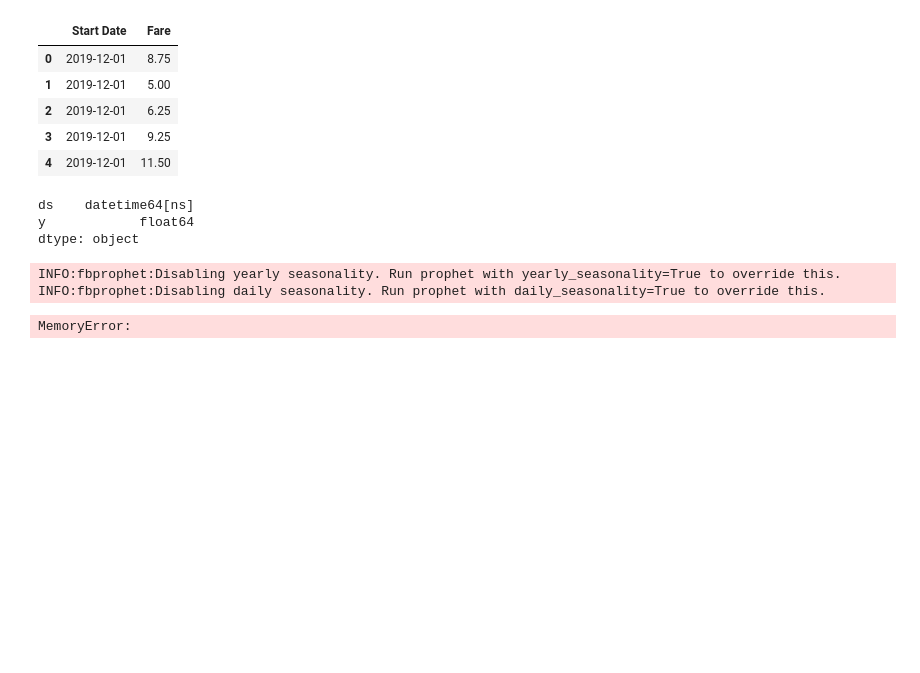
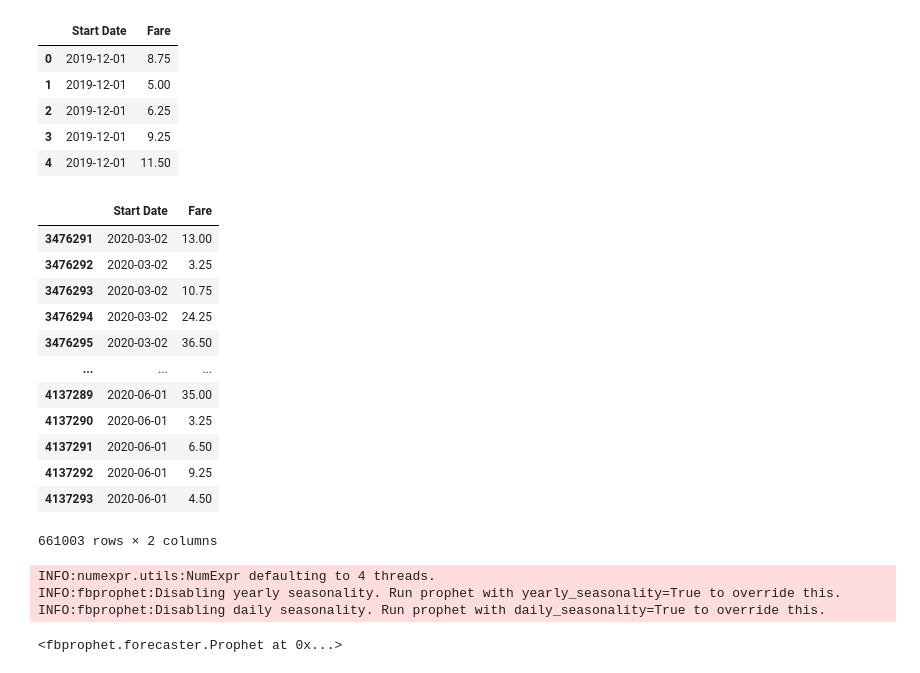
Before and after one commit to OleksiyAnokhin/UChicago-COVID-Hackathon, a Jupyter notebook: UChicago COVID-19 Hackathon.ipynb, the cells around one changed output. Drawn from its saved outputs; the diff is of its cells as text; code cells hidden in the pictures; blank space fills up the shorter version.

Commit message:
Updated Prophet

```diff
--- a/UChicago COVID-19 Hackathon.ipynb
+++ b/UChicago COVID-19 Hackathon.ipynb
@@ -37,6 +37,6 @@ print(path)
 C:/Users/oleks/Documents/Projects/UChicago-COVID-Hackathon/Taxi_Trips_Dec2019-Present.csv
 # %%
 # Read csv for December 2019 - June 2020
-taxi_2020 = pd.read_csv(path, encoding = 'ISO-8859-1')
+taxi_2020 = pd.read_csv(path, encoding = 'ISO-8859-1', low_memory = False)
 taxi_2020.head()
 # %% [output]
@@ -1183,11 +1182,27 @@ fares_data.head()
 | 2 | 2019-12-01 | 6.25 |
 | 3 | 2019-12-01 | 9.25 |
 | 4 | 2019-12-01 | 11.50 |
+# %%
+# Create dataset for March-June only
+fares_data_covid = fares_data[(fares_data['Start Date'] > '2020-03-01') & (fares_data['Start Date'] <= '2020-06-15')]
+# %%
+# We have only 661003 rows
+fares_data_covid
+# %% [output]
+|  | Start Date | Fare |
+| 3476291 | 2020-03-02 | 13.00 |
+| 3476292 | 2020-03-02 | 3.25 |
+| 3476293 | 2020-03-02 | 10.75 |
+| 3476294 | 2020-03-02 | 24.25 |
+| 3476295 | 2020-03-02 | 36.50 |
+| ... | ... | ... |
+| 4137289 | 2020-06-01 | 35.00 |
+| 4137290 | 2020-06-01 | 3.25 |
+| 4137291 | 2020-06-01 | 6.50 |
+| 4137292 | 2020-06-01 | 9.25 |
+| 4137293 | 2020-06-01 | 4.50 |
+661003 rows × 2 columns
 # %%
-fares_data = fares_data.rename(columns = {'Start Date': 'ds', 'Fare': 'y'})
-test.head()
-test.dtypes
+fares_data_covid = fares_data_covid.rename(columns = {'Start Date': 'ds', 'Fare': 'y'})
+# fares_data_covid.head()
+# fares_data_covid.dtypes
-# %% [output]
-ds    datetime64[ns]
-y            float64
-dtype: object
@@ -1196,6 +1208,0 @@ m = Prophet()
-# %%
-m.fit(fares_data)
-# %% [output]
-INFO:fbprophet:Disabling yearly seasonality. Run prophet with yearly_seasonality=True to override this.
-INFO:fbprophet:Disabling daily seasonality. Run prophet with daily_seasonality=True to override this.
-MemoryError:
@@ -1201,0 +1212,10 @@ MemoryError:
+# %%
+# We fit the model by instantiating a new Prophet object.
+# Any settings to the forecasting procedure are passed into the constructor.
+# Then you call its fit method and pass in the historical dataframe. Fitting should take 1-5 seconds.
+m.fit(fares_data_covid)
+# %% [output]
+INFO:numexpr.utils:NumExpr defaulting to 4 threads.
+INFO:fbprophet:Disabling yearly seasonality. Run prophet with yearly_seasonality=True to override this.
+INFO:fbprophet:Disabling daily seasonality. Run prophet with daily_seasonality=True to override this.
+<fbprophet.forecaster.Prophet at 0x...>
```
Also changed, not shown: parts of 6 cells of this notebook.
